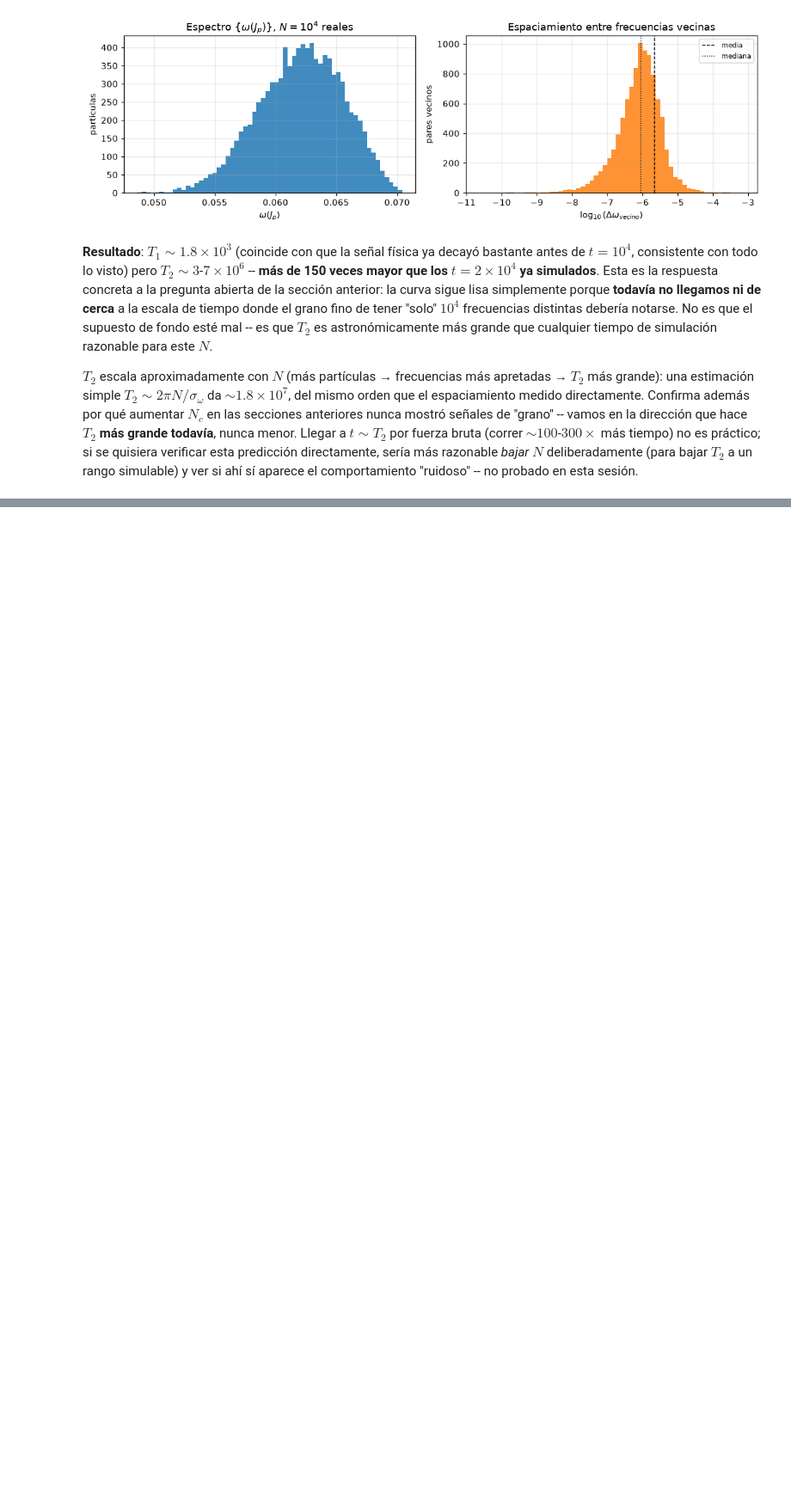
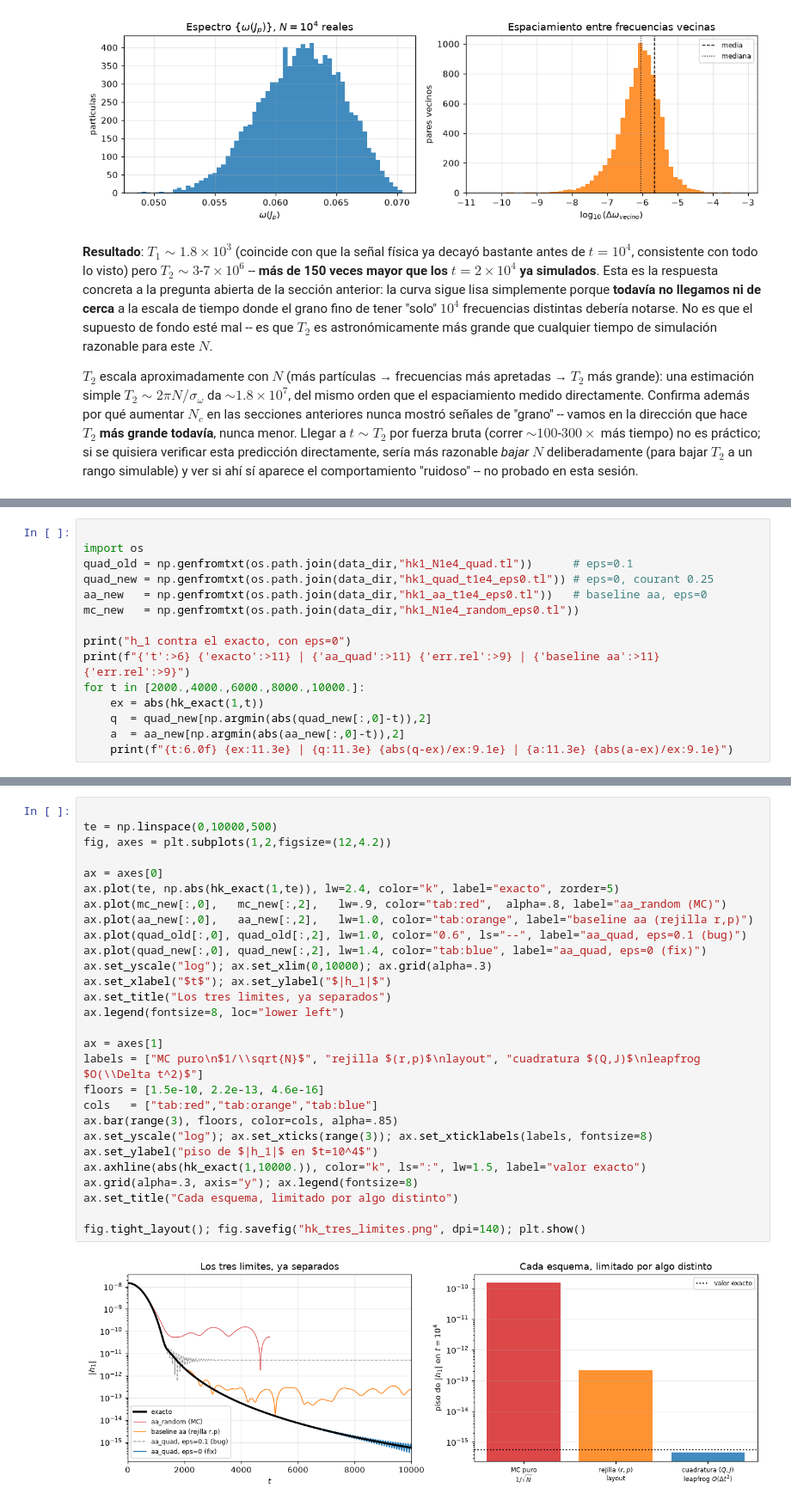
Before and after one commit to erjive/vlasov-poisson_PIC, a Jupyter notebook: paper_runs/notebooks/hk_exact.ipynb, the cells around one changed output, grey strips where cells are left out. Shown at 86% size. Drawn from its saved outputs; the diff is of its cells as text; blank space fills up the shorter version.

```diff
--- a/paper_runs/notebooks/hk_exact.ipynb
+++ b/paper_runs/notebooks/hk_exact.ipynb
@@ -1011,0 +1043,15 @@ sesión.
+# %%
+
+import os
+quad_old = np.genfromtxt(os.path.join(data_dir,"hk1_N1e4_quad.tl"))      # eps=0.1
+quad_new = np.genfromtxt(os.path.join(data_dir,"hk1_quad_t1e4_eps0.tl")) # eps=0, courant 0.25
+aa_new   = np.genfromtxt(os.path.join(data_dir,"hk1_aa_t1e4_eps0.tl"))   # baseline aa, eps=0
+mc_new   = np.genfromtxt(os.path.join(data_dir,"hk1_N1e4_random_eps0.tl"))
+
+print("h_1 contra el exacto, con eps=0")
+print(f"{'t':>6} {'exacto':>11} | {'aa_quad':>11} {'err.rel':>9} | {'baseline aa':>11} {'err.rel':>9}")
+for t in [2000.,4000.,6000.,8000.,10000.]:
+    ex = abs(hk_exact(1,t))
+    q  = quad_new[np.argmin(abs(quad_new[:,0]-t)),2]
+    a  = aa_new[np.argmin(abs(aa_new[:,0]-t)),2]
+    print(f"{t:6.0f} {ex:11.3e} | {q:11.3e} {abs(q-ex)/ex:9.1e} | {a:11.3e} {abs(a-ex)/ex:9.1e}")
@@ -1011,0 +1066,30 @@ sesión.
+# %%
+
+te = np.linspace(0,10000,500)
+fig, axes = plt.subplots(1,2,figsize=(12,4.2))
+
+ax = axes[0]
+ax.plot(te, np.abs(hk_exact(1,te)), lw=2.4, color="k", label="exacto", zorder=5)
+ax.plot(mc_new[:,0],   mc_new[:,2],   lw=.9, color="tab:red",  alpha=.8, label="aa_random (MC)")
+ax.plot(aa_new[:,0],   aa_new[:,2],   lw=1.0, color="tab:orange", label="baseline aa (rejilla r,p)")
+ax.plot(quad_old[:,0], quad_old[:,2], lw=1.0, color="0.6", ls="--", label="aa_quad, eps=0.1 (bug)")
+ax.plot(quad_new[:,0], quad_new[:,2], lw=1.4, color="tab:blue", label="aa_quad, eps=0 (fix)")
+ax.set_yscale("log"); ax.set_xlim(0,10000); ax.grid(alpha=.3)
+ax.set_xlabel("$t$"); ax.set_ylabel("$|h_1|$")
+ax.set_title("Los tres limites, ya separados")
+ax.legend(fontsize=8, loc="lower left")
+
+ax = axes[1]
+labels = ["MC puro\n$1/\\sqrt{N}$", "rejilla $(r,p)$\nlayout", "cuadratura $(Q,J)$\nleapfrog $O(\\Delta t^2)$"]
+floors = [1.5e-10, 2.2e-13, 4.6e-16]
+cols   = ["tab:red","tab:orange","tab:blue"]
+ax.bar(range(3), floors, color=cols, alpha=.85)
+ax.set_yscale("log"); ax.set_xticks(range(3)); ax.set_xticklabels(labels, fontsize=8)
+ax.set_ylabel("piso de $|h_1|$ en $t=10^4$")
+ax.axhline(abs(hk_exact(1,10000.)), color="k", ls=":", lw=1.5, label="valor exacto")
+ax.grid(alpha=.3, axis="y"); ax.legend(fontsize=8)
+ax.set_title("Cada esquema, limitado por algo distinto")
+
+fig.tight_layout(); fig.savefig("hk_tres_limites.png", dpi=140); plt.show()
+# %% [output]
+[figure, added]
```
Also changed, not shown: parts of 4 cells of this notebook, 15 other files.
